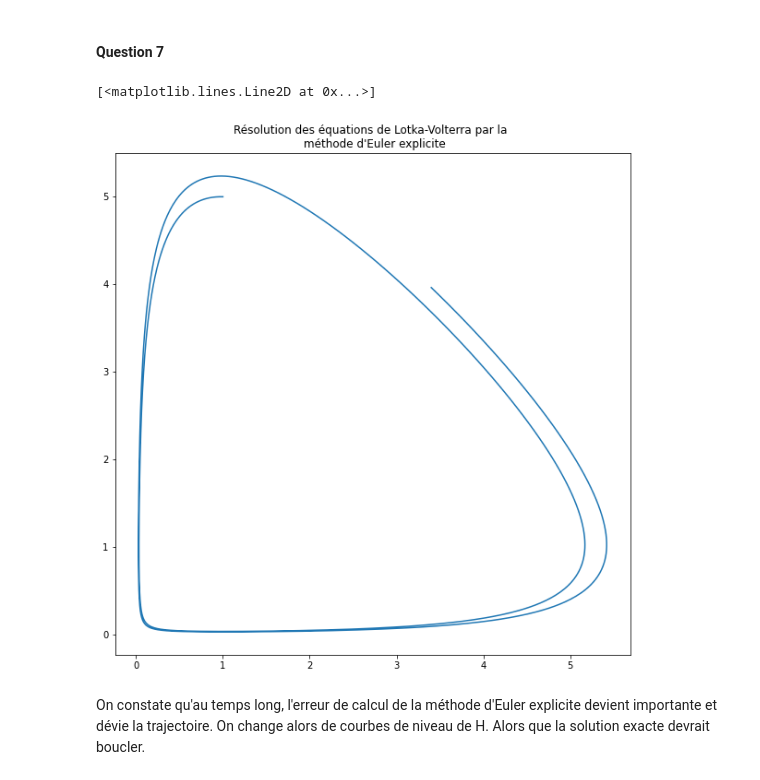
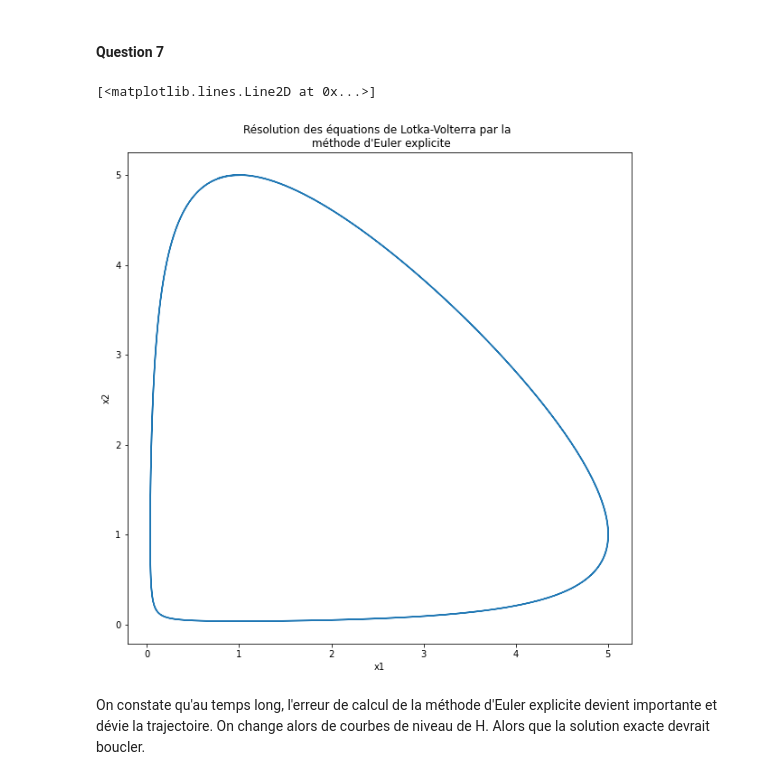
Before and after one commit to pierrechapel/projet_equa_diff, a Jupyter notebook: notebook.ipynb, the cells around one changed output. Drawn from its saved outputs; the diff is of its cells as text; code cells hidden in the pictures.

```diff
--- a/notebook.ipynb
+++ b/notebook.ipynb
@@ -149,16 +149,18 @@ plt.show()
 # %%
 
 def tracé(tab) :
     X1 = np.array([elem[0] for elem in tab[1]])
     X2 = np.array([elem[1] for elem in tab[1]])
     return X1, X2
 
-A = tracé(euler_explicite(f, np.array([1,5]), 2, 20, 0.01))
+A = tracé(euler_explicite(f, np.array([1,5]), 2, 20, 0.0001))
+plt.xlabel('x1')
+plt.ylabel('x2')
 plt.title("Résolution des équations de Lotka-Volterra par la \n méthode d'Euler explicite")
 plt.plot(A[0], A[1])
 # %% [output]
 [<matplotlib.lines.Line2D at 0x...>]
-[figure, old version]
+[figure, new version]
 # %% [markdown]
 On constate qu'au temps long, l'erreur de calcul de la méthode d'Euler explicite devient importante et dévie la trajectoire. On change alors de courbes de niveau de H. Alors que la solution exacte devrait boucler.
 # %% [markdown]
```
Also changed, not shown: parts of 16 cells of this notebook.
